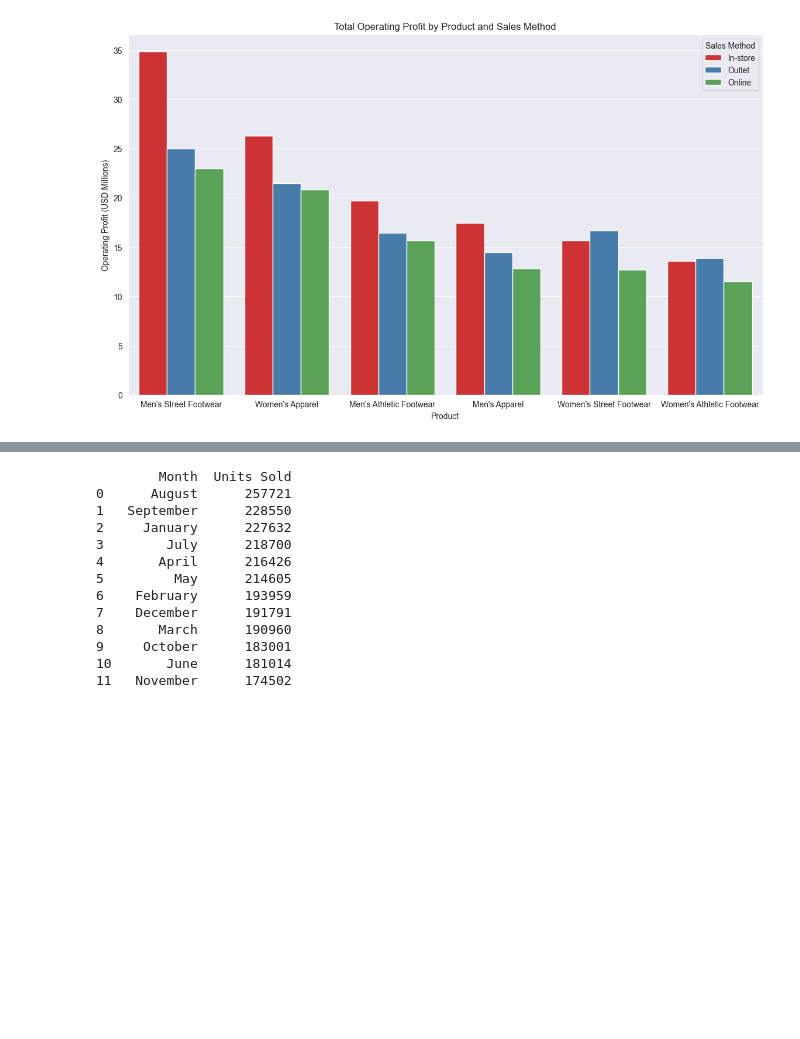
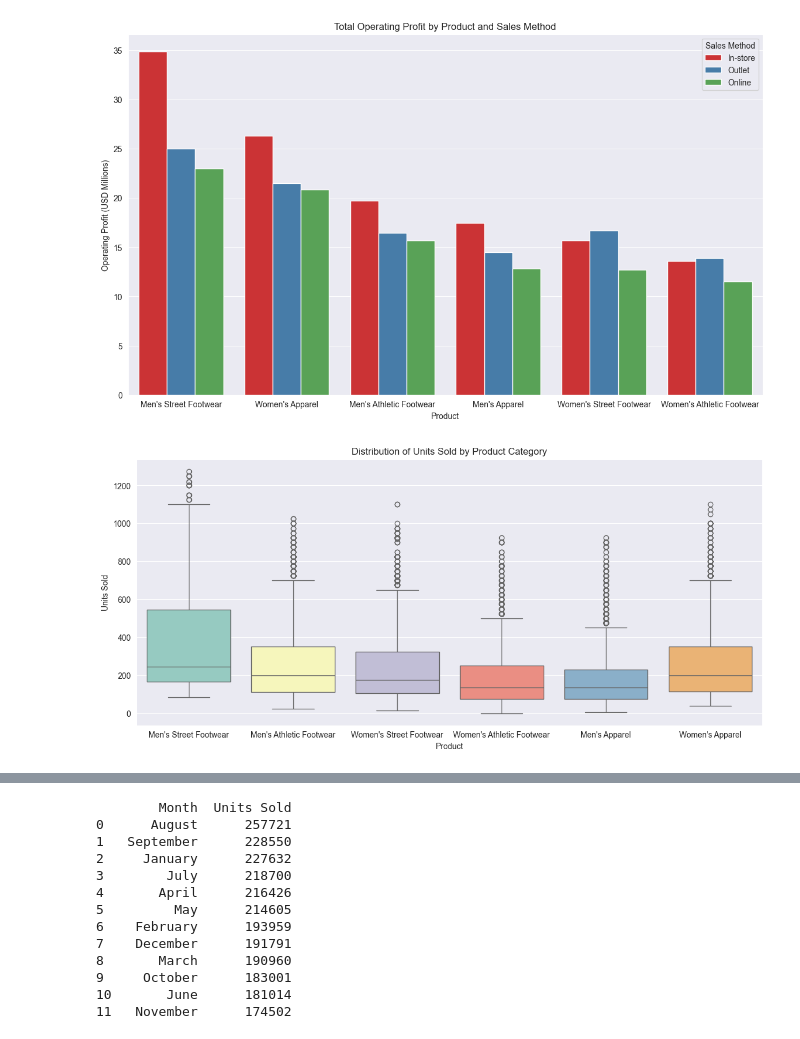
Before and after one commit to zsofiasimon/Adidas_Sales_Analysis_Project, a Jupyter notebook: Adidas_Analysis.ipynb, the cells around one changed output, grey strips where cells are left out. Saved outputs shown, nothing was run; the diff lists cells and outputs as text; code cells hidden in the pictures; blank space fills up the shorter version.

```diff
--- a/Adidas_Analysis.ipynb
+++ b/Adidas_Analysis.ipynb
@@ -336,6 +336,13 @@ plt.show()
 8       Outlet  Women's Street Footwear                    16.690954
 9       Outlet  Men's Athletic Footwear                    16.470335
 [figure]
+# %%
+plt.figure(figsize=(14,6))
+sns.boxplot(x="Product", y="Units Sold", data=df, hue="Product", palette="Set3")
+plt.title("Distribution of Units Sold by Product Category")
+plt.show()
+# %% [output]
+[figure, added]
 # %%
 df["Month"] = df["Invoice Date"].dt.month_name()
 df["Month Number"] = df["Invoice Date"].dt.month
```
Also changed, not shown: parts of 10 cells of this notebook, 1 other file.
